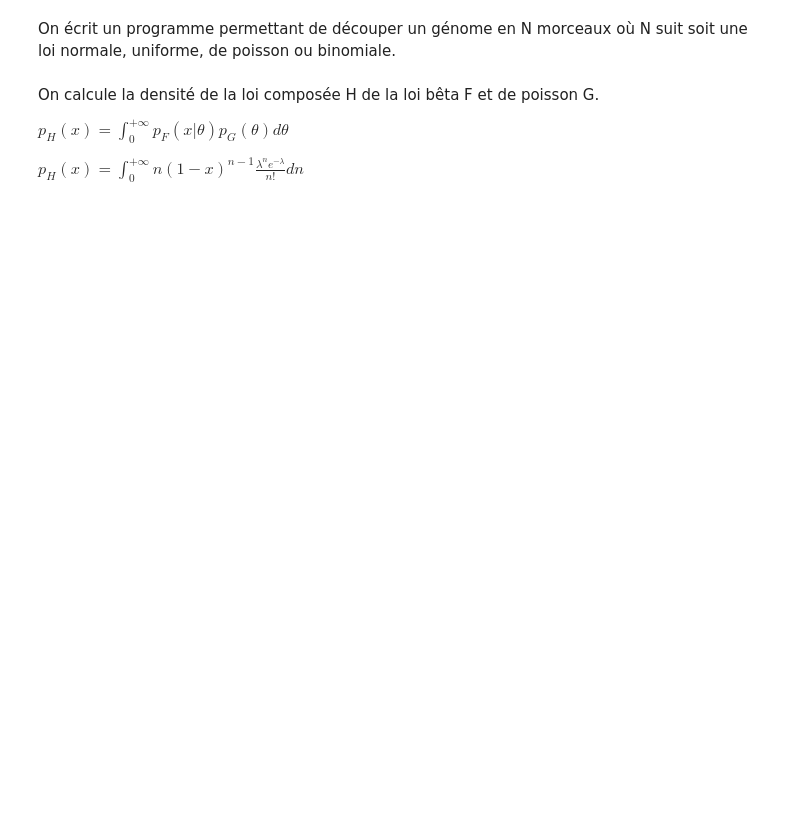
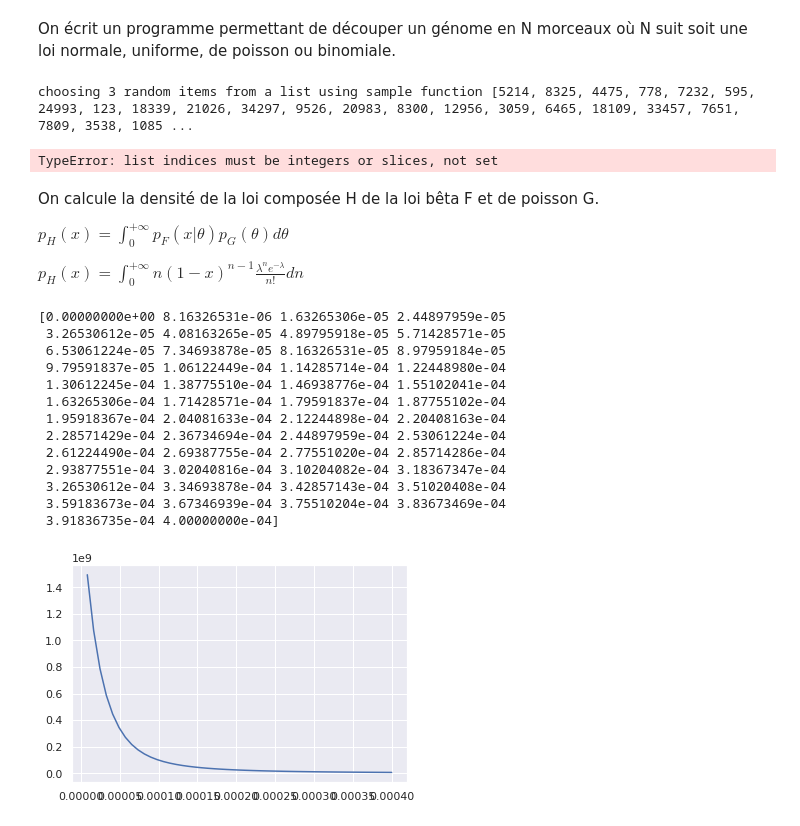
Before and after one commit to aminaghoul/reads_seq, a Jupyter notebook: generer_normale.ipynb, the cells around one changed output. Cells and saved outputs as stored; diff of their text form; code cells hidden in the pictures; blank space fills up the shorter version.

```diff
--- a/generer_normale.ipynb
+++ b/generer_normale.ipynb
@@ -218,6 +225,11 @@ def fracture(echantillons, taille_genome, n, sigma=100, loi='normale'):
 
 
     return échantillons_fracturés
+# %%
+list = [666, 13766, 47334, 7651, 13131, 4069, 6180, 12103, 68, 10451, 16859, 732, 6465, 778, 15658, 9526, 8295, 22053, 52444, 10826, 6424, 8325, 36972, 3961, 10583, 50487, 183, 2827, 25102, 7928, 74696, 18339, 1313, 451, 34297, 8300, 34447, 12454, 4475, 10851, 2219, 24505, 17641, 3059, 32688, 10582, 123, 25415, 82584, 11956, 10742, 7384, 24993, 4427, 6810, 33696, 12353, 17312, 1393, 5214, 21026, 5218, 34700, 3673, 7501, 4279, 17525, 7428, 12956, 16095, 20983, 595, 25822, 15302, 3007, 4335, 13462, 18109, 4299, 7199, 7809, 20008, 33457, 5098, 19668, 26500, 7232, 3444, 3538, 28793, 9242, 1787, 34993, 15712, 16009, 15977, 682, 20347, 8785, 30839]
+print ("choosing 3 random items from a list using sample function",random.sample(list,50))
+# %% [output]
+choosing 3 random items from a list using sample function [5214, 8325, 4475, 778, 7232, 595, 24993, 123, 18339, 21026, 34297, 9526, 20983, 8300, 12956, 3059, 6465, 18109, 33457, 7651, 7809, 3538, 1085 ...
 # %%
 sns.set(color_codes=True)
 # sns.distplot(fragments, kde=False, rug=False)
@@ -230,15 +242,42 @@ seuil = 80000
 for loi in lois:
     fragments = list(chain.from_iterable(fracture([taille_genome] * 1000, taille_genome, nombre_morceaux, loi=loi)))
     #fragments = [x for x in fragments if x < seuil]
+    print(fragments)
     weights = np.ones_like(fragments) / float(len(fragments))
     print(len(fragments))
     plt.xlabel('taille en bp')
     plt.title('N suit une loi %s' %loi)
     plt.hist(fragments, bins=20, weights=weights)
     plt.show()
+# %% [output]
+TypeError: list indices must be integers or slices, not set
 # %% [markdown]
 On calcule la densité de la loi composée H de la loi bêta F et de poisson G.
 
 $p_{H}(x) = \int_{0}^{+\infty} p_{F}(x|\theta) p_{G}(\theta)d\theta$
 
 $p_{H}(x) = \int_{0}^{+\infty}n(1-x)^{n-1}\frac{\lambda^{n}e^{-\lambda}}{n!}dn$
+# %%
+from math import exp, log
+sns.set(color_codes=True)
+x=np.linspace(0,0.0004)
+print(x)
+b=65000
+
+plt.plot(x, b*np.exp(b*np.log(1-x))/np.log(1-x)-(1/(np.log(1-x))**2)*(np.exp(b*np.log(1-x))-1))
+plt.show()
+# %% [output]
+[0.00000000e+00 8.16326531e-06 1.63265306e-05 2.44897959e-05
+ 3.26530612e-05 4.08163265e-05 4.89795918e-05 5.71428571e-05
+ 6.53061224e-05 7.34693878e-05 8.16326531e-05 8.97959184e-05
+ 9.79591837e-05 1.06122449e-04 1.14285714e-04 1.22448980e-04
+ 1.30612245e-04 1.38775510e-04 1.46938776e-04 1.55102041e-04
+ 1.63265306e-04 1.71428571e-04 1.79591837e-04 1.87755102e-04
+ 1.95918367e-04 2.04081633e-04 2.12244898e-04 2.20408163e-04
+ 2.28571429e-04 2.36734694e-04 2.44897959e-04 2.53061224e-04
+ 2.61224490e-04 2.69387755e-04 2.77551020e-04 2.85714286e-04
+ 2.93877551e-04 3.02040816e-04 3.10204082e-04 3.18367347e-04
+ 3.26530612e-04 3.34693878e-04 3.42857143e-04 3.51020408e-04
+ 3.59183673e-04 3.67346939e-04 3.75510204e-04 3.83673469e-04
+ 3.91836735e-04 4.00000000e-04]
+[figure, added]
```
Also changed, not shown: parts of 7 cells of this notebook.
